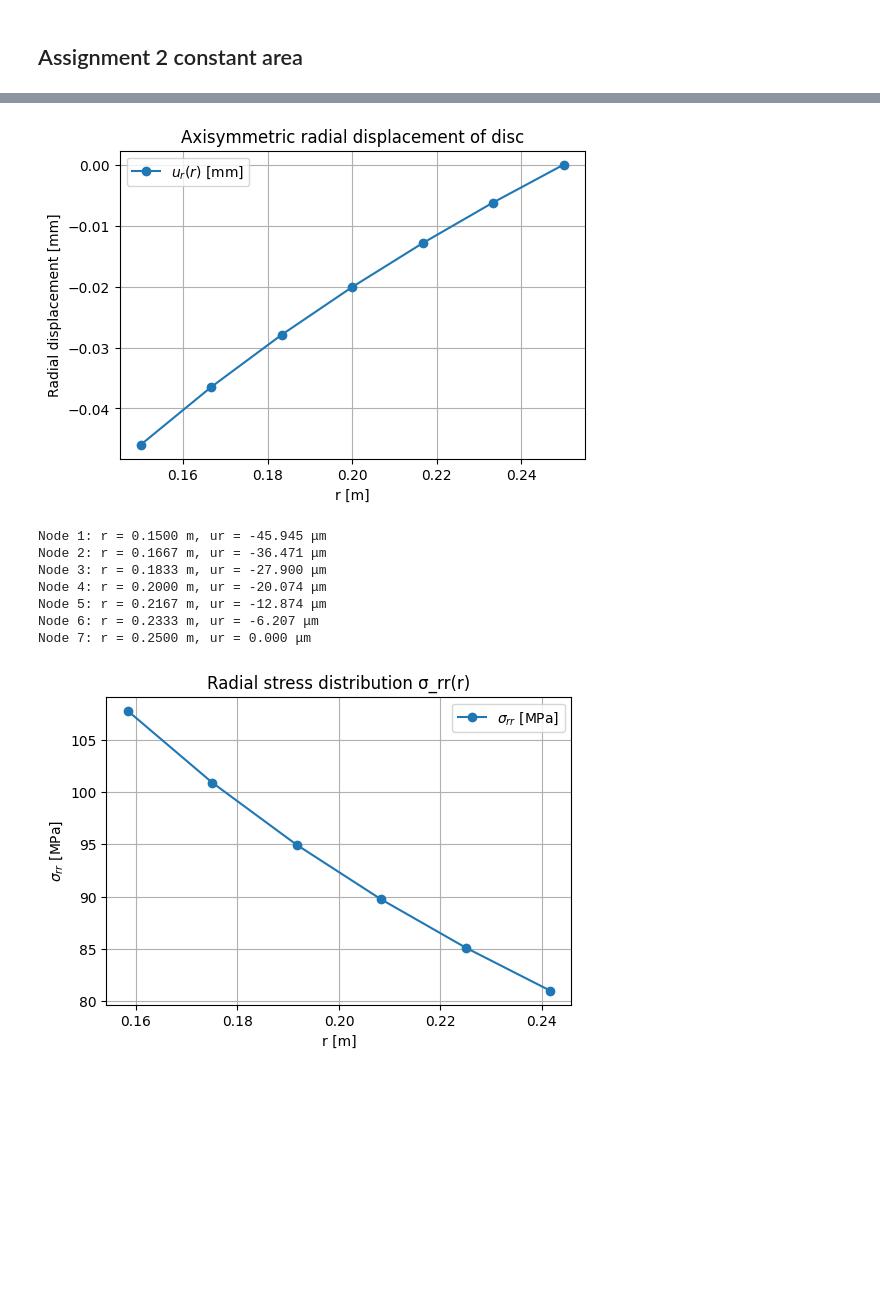
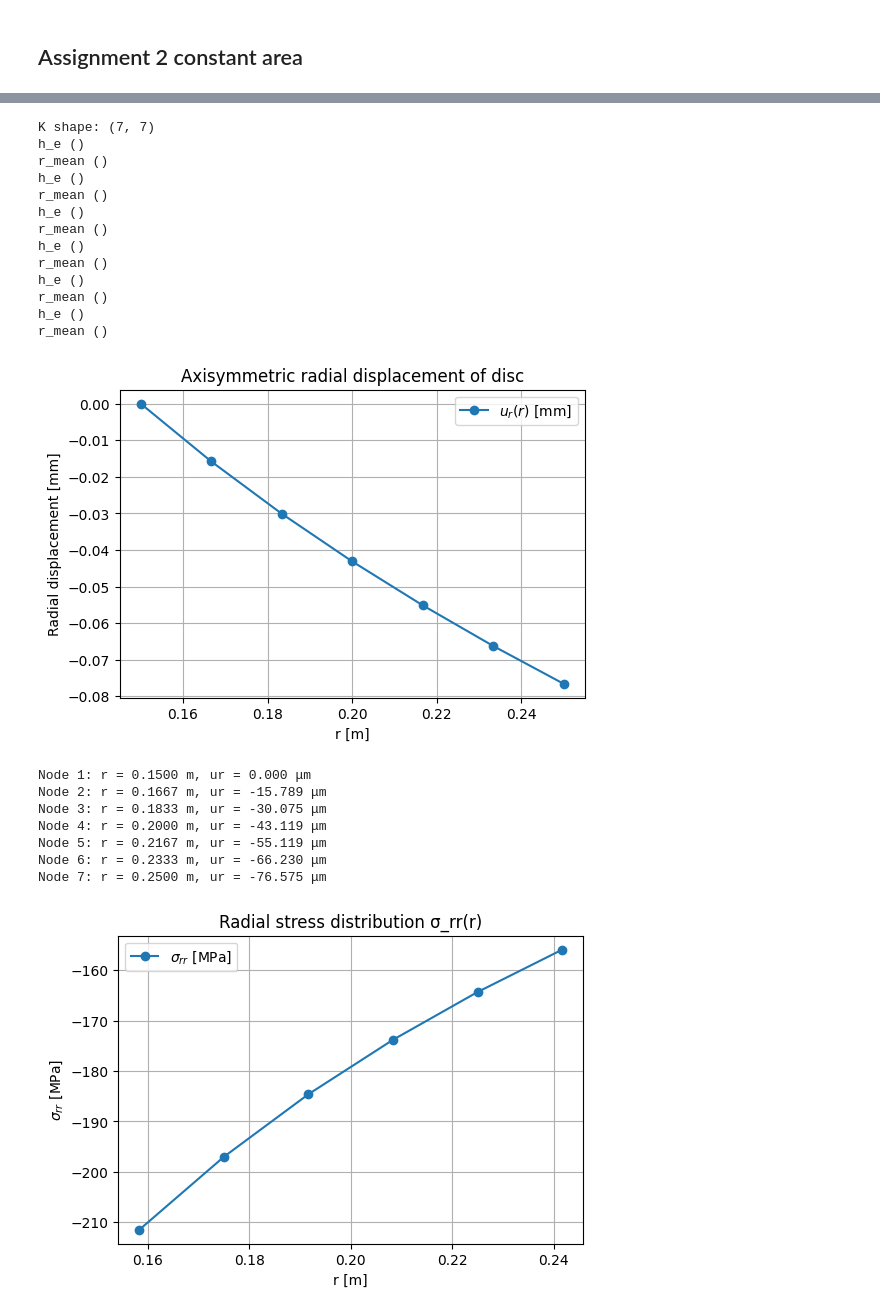
Before and after one commit to MartinStjernkvist/Applied-Mechanics, a Jupyter notebook: TME235/Assignment_1&2.ipynb, the cells around one changed output, grey strips where cells are left out. Drawn from its saved outputs; the diff is of its cells as text; code cells hidden in the pictures; blank space fills up the shorter version.

```diff
--- a/TME235/Assignment_1&2.ipynb
+++ b/TME235/Assignment_1&2.ipynb
@@ -1179,7 +1206,7 @@ g = 9.81
 A = b * h
 
 # Distributed load (self-weight, downward)
-q0 = 120e6  # [N/m]
+q0 = -120e6  # [N/m]
 
 # Mesh
 p1 = np.array([0., 0.])     # Lower left corner
@@ -1306,7 +1333,7 @@ num_el = 6
 nnodes = num_el + 1
 a_inner = 0.15
 
-coords = np.linspace(b_outer, a_inner, nnodes)
+coords = np.linspace(a_inner, b_outer, nnodes)
 
 display(coords)
 #coords = coords.reshape(-1,1)
@@ -1348,17 +1375,17 @@ for el in range(num_el):
     cfc.assem(Edof[el, :], K, Ke)
 
 # --- Boundary conditions ---
-bc = np.array([nnodes])  # fix outer radius (clamped)
+bc = np.array([1])  # fix outer radius (clamped)
 bcVal = np.array([0.0])
 
 # Applying distributed load
 sigma_r = -120e6
-r_inner = coords[0]
+r_inner = coords[-1]
 h_inner = h0
-f[0, 0] = 2 * np.pi * r_inner * h_inner * sigma_r  # negative radial direction
+f[-1, 0] = 2 * np.pi * r_inner * h_inner * sigma_r  # negative radial direction
 
 
-a, r= cfc.solveq(K, f, bc, bcVal)
+a, r = cfc.solveq(K, f, bc, bcVal)
 
 
 plt.figure(figsize=(6,4))
@@ -1451,13 +1478,15 @@ num_el = 6
 nnodes = num_el + 1
 a_inner = 0.15
 
-coords = np.linspace(b_outer, a_inner, nnodes)
+coords = np.linspace(a_inner, b_outer, nnodes)
+
+display(coords)
 #coords = coords.reshape(-1,1)
 
 Edof = np.zeros((num_el, 2), dtype=int)
 for i in range(num_el):
-    Edof[i, 0] = i + 1
-    Edof[i, 1] = i + 2
+    Edof[i, 0] = i + 1       # First column
+    Edof[i, 1] = i + 2       # Second column
 
 #display(coords)
 display(Edof)
@@ -1479,29 +1508,29 @@ for el in range(num_el):
     Le = r2 - r1
     r_mean = 0.5 * (r1 + r2)
 
-    # Constant thickness
+    # variable thickness
     h_e = h0
 
     print('h_e',np.shape(h_e))
     print('r_mean',np.shape(r_mean))
 
-
+    # local stiffness (axisymmetric linear element)
     Ke = (2 * np.pi * E * h_e * r_mean / Le) * np.array([[1, -1],
                                                         [-1,  1]])
     cfc.assem(Edof[el, :], K, Ke)
 
-# Bcs
-bc = np.array([nnodes])
+# --- Boundary conditions ---
+bc = np.array([1])  # fix outer radius (clamped)
 bcVal = np.array([0.0])
 
 # Applying distributed load
-sigma_r = -120e6  # 1 MPa
-r_inner = coords[0]
+sigma_r = -120e6
+r_inner = coords[-1]
 h_inner = h0
-f[0, 0] = 2 * np.pi * r_inner * h_inner * sigma_r  # negative radial direction
+f[-1, 0] = 2 * np.pi * r_inner * h_inner * sigma_r  # negative radial direction
 
 
-a, r= cfc.solveq(K, f, bc, bcVal)
+a, r = cfc.solveq(K, f, bc, bcVal)
 
 
 plt.figure(figsize=(6,4))
@@ -1517,7 +1546,8 @@ plt.show()
 for i in range(nnodes):
     print(f"Node {i+1}: r = {coords[i]:.4f} m, ur = {a[i,0]*1e6:.3f} μm")
 
-# Computing radial stress
+# Computing normal stress, radial
+
 sigma_rr_vals = np.zeros(num_el)
 r_centers = np.zeros(num_el)
 
@@ -1568,9 +1587,22 @@ r_mean ()
+K shape: (7, 7)
+h_e ()
+r_mean ()
+h_e ()
+r_mean ()
+h_e ()
+r_mean ()
+h_e ()
+r_mean ()
+h_e ()
+r_mean ()
+h_e ()
+r_mean ()
-[figure, old version]
+[figure, new version]
-Node 1: r = 0.1500 m, ur = -45.945 μm
-Node 2: r = 0.1667 m, ur = -36.471 μm
-Node 3: r = 0.1833 m, ur = -27.900 μm
-Node 4: r = 0.2000 m, ur = -20.074 μm
-Node 5: r = 0.2167 m, ur = -12.874 μm
-Node 6: r = 0.2333 m, ur = -6.207 μm
-Node 7: r = 0.2500 m, ur = 0.000 μm
+Node 1: r = 0.1500 m, ur = 0.000 μm
+Node 2: r = 0.1667 m, ur = -15.789 μm
+Node 3: r = 0.1833 m, ur = -30.075 μm
+Node 4: r = 0.2000 m, ur = -43.119 μm
+Node 5: r = 0.2167 m, ur = -55.119 μm
+Node 6: r = 0.2333 m, ur = -66.230 μm
+Node 7: r = 0.2500 m, ur = -76.575 μm
-[figure, old version]
+[figure, new version]
```
Also changed, not shown: parts of 10 cells of this notebook.
